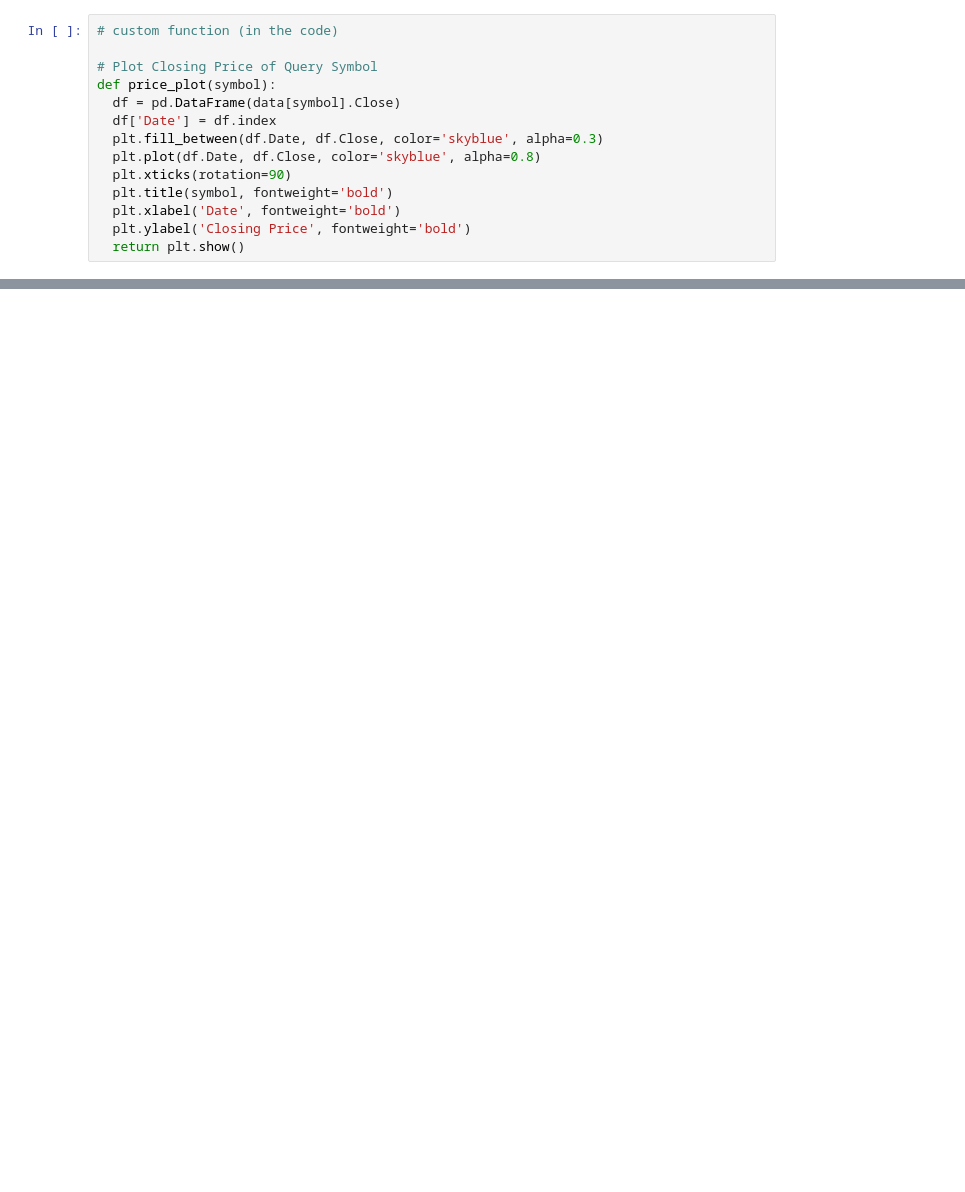
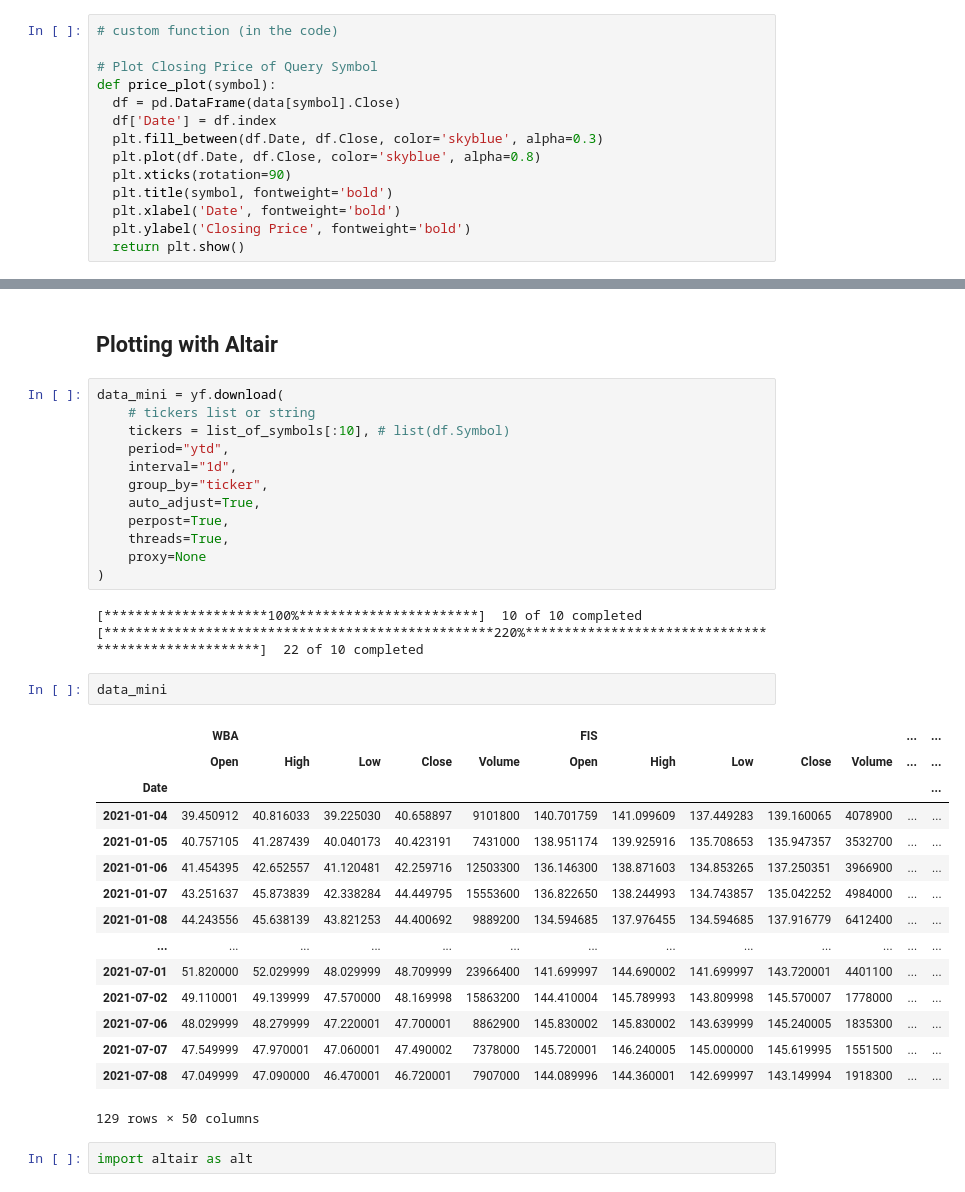
Before and after one commit to BingQuanChua/DataScienceApps, a Jupyter notebook: 04_eda_s&p500_stock_price/web_scraping.ipynb, the cells around one changed output, grey strips where cells are left out. Drawn from its saved outputs; the diff is of its cells as text; blank space fills up the shorter version.

```diff
--- a/04_eda_s&p500_stock_price/web_scraping.ipynb
+++ b/04_eda_s&p500_stock_price/web_scraping.ipynb
@@ -266,0 +267,37 @@ for symbol in list_of_symbols[:10]:
+# %% [markdown]
+## Plotting with Altair
+# %%
+data_mini = yf.download(
+    # tickers list or string
+    tickers = list_of_symbols[:10], # list(df.Symbol)
+    period="ytd",
+    interval="1d",
+    group_by="ticker",
+    auto_adjust=True,
+    perpost=True,
+    threads=True,
+    proxy=None
+)
+# %% [output]
+[*********************100%***********************]  10 of 10 completed
+[**************************************************220%****************************************************]  22 of 10 completed
+# %%
+data_mini
+# %% [output]
+|  | WBA |  |  |  |  | FIS |  |  |  |  | ... | ... |
+|  | Open | High | Low | Close | Volume | Open | High | Low | Close | Volume | ... | ... |
+| Date |  |  |  |  |  |  |  |  |  |  |  | ... |
+| 2021-01-04 | 39.450912 | 40.816033 | 39.225030 | 40.658897 | 9101800 | 140.701759 | 141.099609 | 137.449283 | 139.160065 | 4078900 | ... | ... |
+| 2021-01-05 | 40.757105 | 41.287439 | 40.040173 | 40.423191 | 7431000 | 138.951174 | 139.925916 | 135.708653 | 135.947357 | 3532700 | ... | ... |
+| 2021-01-06 | 41.454395 | 42.652557 | 41.120481 | 42.259716 | 12503300 | 136.146300 | 138.871603 | 134.853265 | 137.250351 | 3966900 | ... | ... |
+| 2021-01-07 | 43.251637 | 45.873839 | 42.338284 | 44.449795 | 15553600 | 136.822650 | 138.244993 | 134.743857 | 135.042252 | 4984000 | ... | ... |
+| 2021-01-08 | 44.243556 | 45.638139 | 43.821253 | 44.400692 | 9889200 | 134.594685 | 137.976455 | 134.594685 | 137.916779 | 6412400 | ... | ... |
+| ... | ... | ... | ... | ... | ... | ... | ... | ... | ... | ... | ... | ... |
+| 2021-07-01 | 51.820000 | 52.029999 | 48.029999 | 48.709999 | 23966400 | 141.699997 | 144.690002 | 141.699997 | 143.720001 | 4401100 | ... | ... |
+| 2021-07-02 | 49.110001 | 49.139999 | 47.570000 | 48.169998 | 15863200 | 144.410004 | 145.789993 | 143.809998 | 145.570007 | 1778000 | ... | ... |
+| 2021-07-06 | 48.029999 | 48.279999 | 47.220001 | 47.700001 | 8862900 | 145.830002 | 145.830002 | 143.639999 | 145.240005 | 1835300 | ... | ... |
+| 2021-07-07 | 47.549999 | 47.970001 | 47.060001 | 47.490002 | 7378000 | 145.720001 | 146.240005 | 145.000000 | 145.619995 | 1551500 | ... | ... |
+| 2021-07-08 | 47.049999 | 47.090000 | 46.470001 | 46.720001 | 7907000 | 144.089996 | 144.360001 | 142.699997 | 143.149994 | 1918300 | ... | ... |
+129 rows × 50 columns
+# %%
+import altair as alt
```
Also changed, not shown: parts of 10 cells of this notebook, 9 other files.
